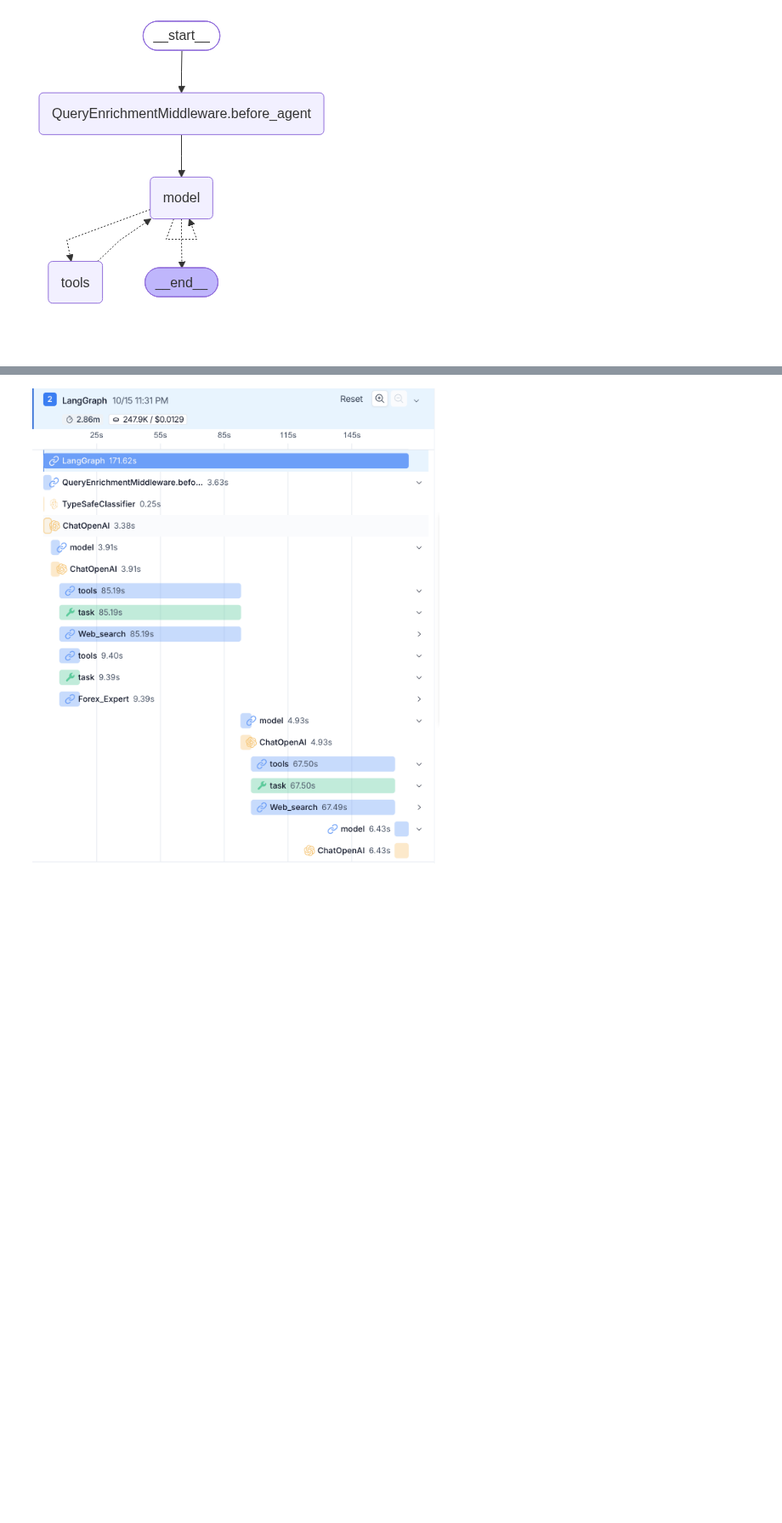
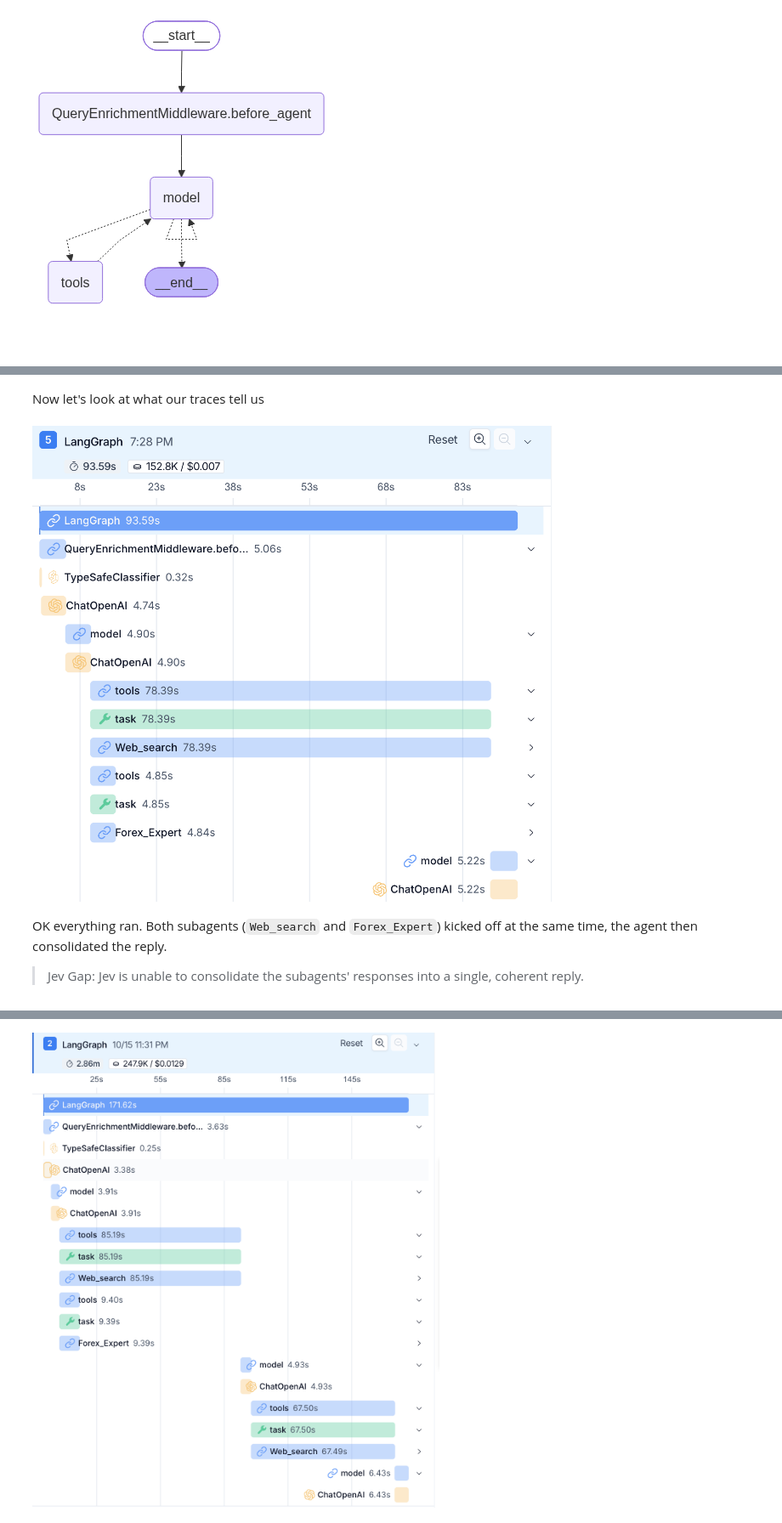
Before and after one commit to tituslhy/Jever, a Jupyter notebook: notebooks/agent.ipynb, the cells around one changed output, grey strips where cells are left out. Shown at 85% size. Saved outputs shown, nothing was run; the diff lists cells and outputs as text; code cells hidden in the pictures; blank space fills up the shorter version.

```diff
--- a/notebooks/agent.ipynb
+++ b/notebooks/agent.ipynb
@@ -264,0 +308,10 @@ The ECB’s September projections put inflation at **3.0% in 2026, 2.5% in 2027
+# %% [markdown]
+Now let's look at what our traces tell us
+# %%
+display(Image("../images/baseline_trace.png"))
+# %% [output]
+[figure, added]
+# %% [markdown]
+OK everything ran. Both subagents (`Web_search` and `Forex_Expert`) kicked off at the same time, the agent then consolidated the reply.
+
+> Jev Gap: Jev is unable to consolidate the subagents' responses into a single, coherent reply.
```
Also changed, not shown: parts of 22 cells of this notebook, 1 other file.
